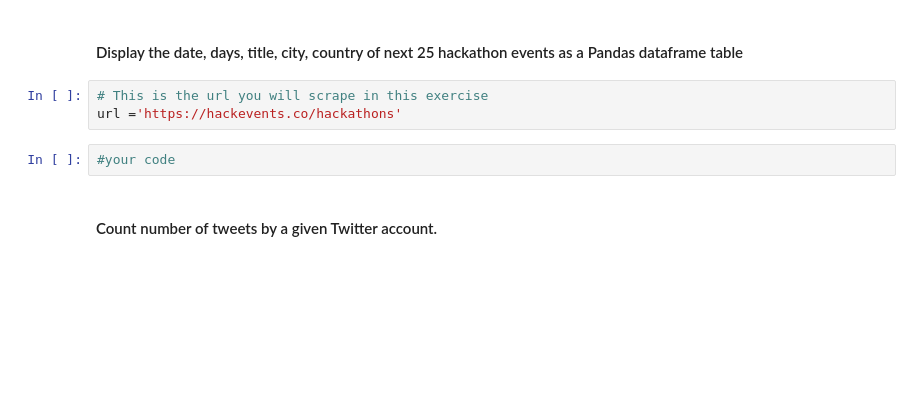
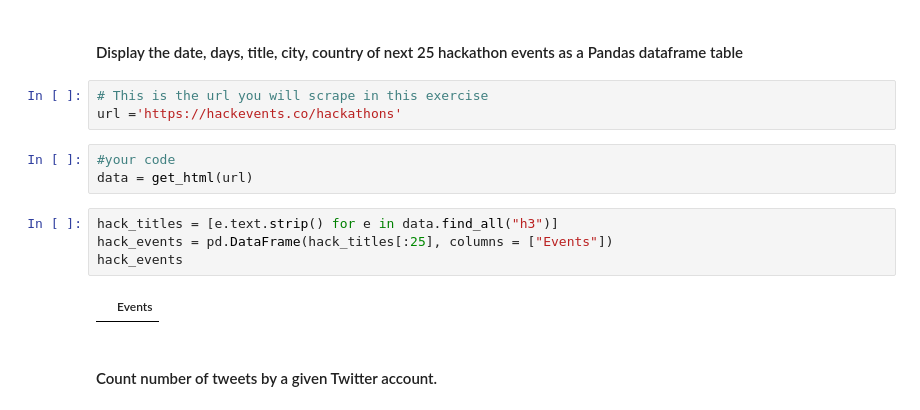
Before and after one commit to LiviaCanet/datamad0119, a Jupyter notebook: module-1/lab-web-scraping/your-code/main.ipynb, the cells around one changed output. Saved outputs shown, nothing was run; the diff lists cells and outputs as text; blank space fills up the shorter version.

```diff
--- a/module-1/lab-web-scraping/your-code/main.ipynb
+++ b/module-1/lab-web-scraping/your-code/main.ipynb
@@ -351,6 +351,13 @@ earthquakes
 url ='https://hackevents.co/hackathons'
 # %%
 #your code
+data = get_html(url)
+# %%
+hack_titles = [e.text.strip() for e in data.find_all("h3")]
+hack_events = pd.DataFrame(hack_titles[:25], columns = ["Events"])
+hack_events
+# %% [output]
+|  | Events |
 # %% [markdown]
 #### Count number of tweets by a given Twitter account.
 # %% [markdown]
```
Also changed, not shown: parts of 10 cells of this notebook.
